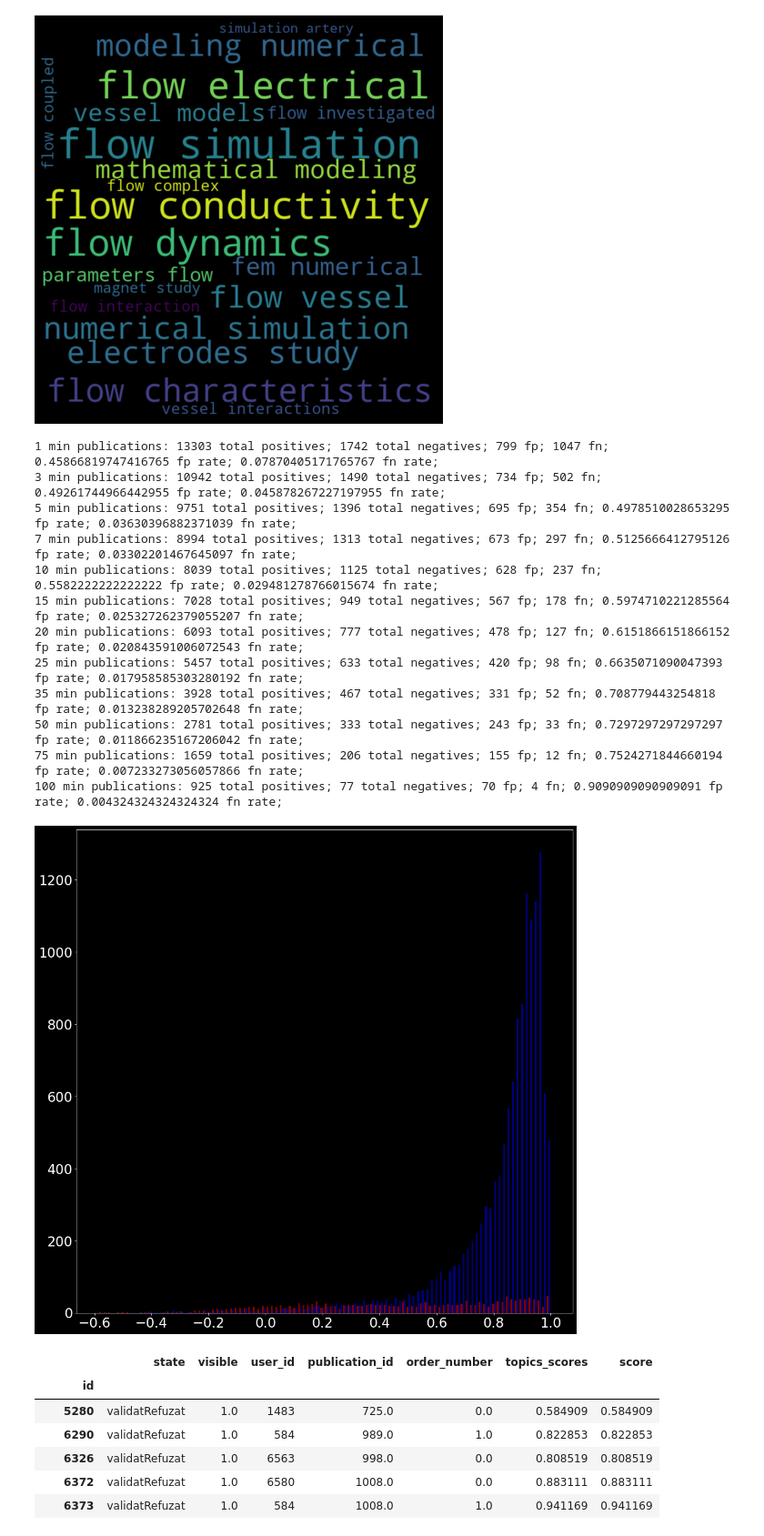
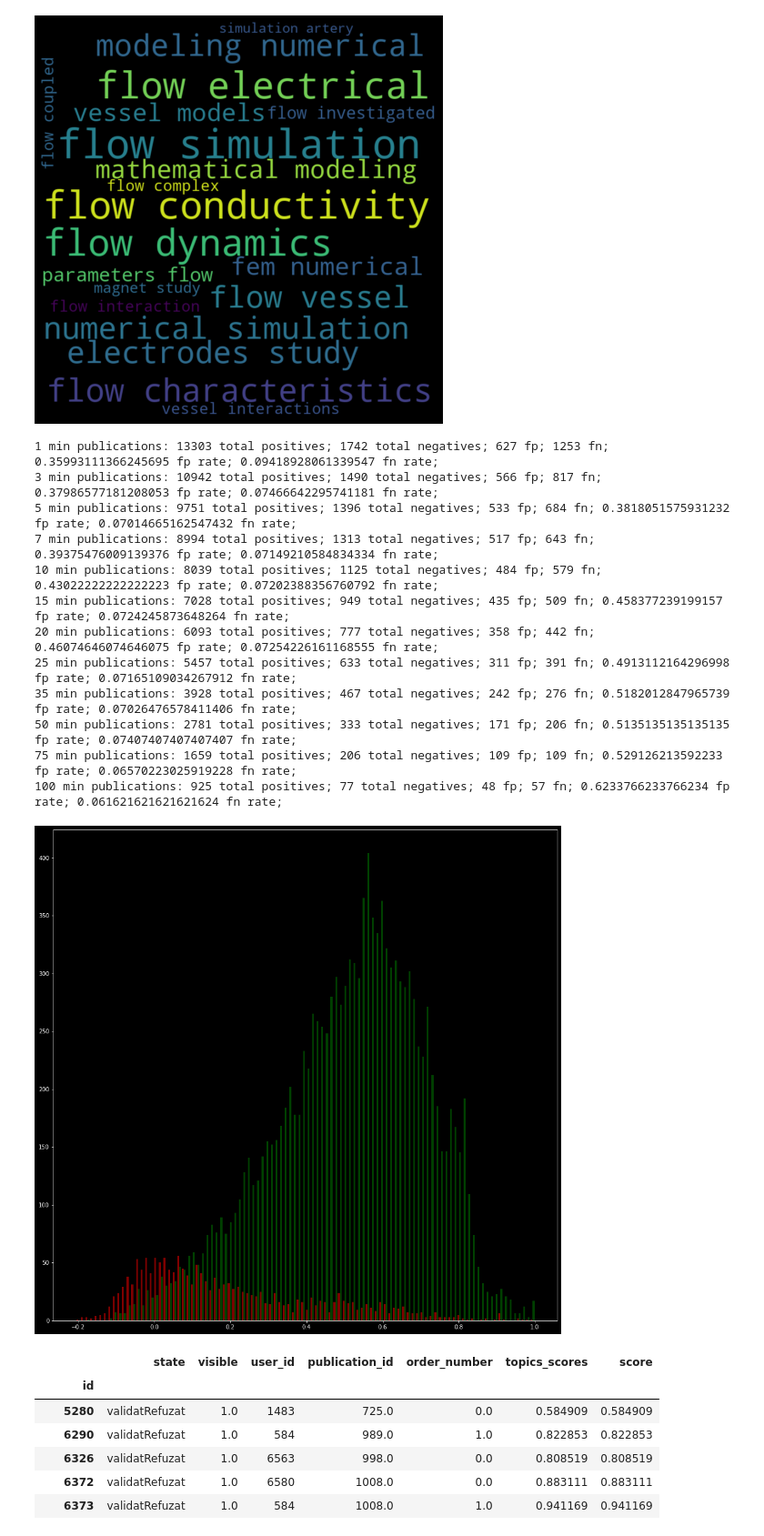
Before and after one commit to zdavid112z/AnomalyDetectionOnScientificPublications, a Jupyter notebook: final.ipynb, the cells around one changed output. Shown at 91% size. Cells and saved outputs as stored; diff of their text form; code cells hidden in the pictures.

```diff
--- a/final.ipynb
+++ b/final.ipynb
@@ -31,14 +31,17 @@ import user_profile
 import preprocess_bert
 import train_bert
 
+import logging
 from pprint import pprint
 import pandas as pd
 import numpy as np
 from tqdm.notebook import tqdm
 tqdm.pandas()
 
+logging.basicConfig(format='%(asctime)s : %(levelname)s : %(message)s', level=logging.WARN, force=True)
 plt.rc('font', size=24)
 figsize = (8, 8)
+wc_figsize = (16, 16)
 
 publications, users, authors_raw = common.load_raw_datasets()
 authors = authors_raw[authors_raw['state'] == 'validatAcceptat']
@@ -52,7 +55,7 @@ lda_visualize_test_results = True
 bert_visualize_test_results = True
 bert_visualize_results = True
 
-lda_model_cached = False
+lda_model_cached = True
 bert_model_cached = False
 
 
@@ -105,7 +117,7 @@ if not lda_model_cached:
     lda_cfg.eval_every = 1
     lda_cfg.no_below = 20
     lda_cfg.no_above = 0.5
-    lda_cfg.metric = 'cos_max'
+    lda_cfg.metric = 'cos'
     lda_cfg.fpr_samples_from = 0
     lda_cfg.fpr_samples_to = 1
     lda_cfg.fpr_samples_count = 1000
@@ -114,7 +126,7 @@ if not lda_model_cached:
         authors_negative_cv_lda, users_features_lda, result = \
         train_lda.train_and_evaluate_lda(publications_train, publications_cv, authors_train,
                                          authors_cv, authors_negative_cv, users, lda_cfg,
-                                         debug_logging=False, save_model=True,
+                                         debug_logging=True, save_model=True,
                                          random_negative_examples=True, plot=True)
     pprint(result)
     common.save_dataframe(publications_train_lda, "publications_train_lda")
@@ -234,17 +224,21 @@ if not bert_model_cached:
     bert_conf = train_bert.BERTConfig()
     bert_conf.embedding_model = "all-MiniLM-L6-v2"
     bert_conf.device = "cuda"
-    bert_conf.pca_num_components = 12
+    bert_conf.n_components = 12
     bert_conf.batch_size = 32
     bert_conf.fpr_samples_from = 0
     bert_conf.fpr_samples_to = 1
     bert_conf.fpr_samples_count = 100
     bert_conf.normalize_features = False
-    bert_conf.metric = "cos_max"
+    bert_conf.metric = "cosine"
+    bert_conf.umap_metric = "cosine"
     bert_conf.reducer = "none"
     bert_conf.use_scaler = False
     bert_conf.umap_min_dist = 0
     bert_conf.umap_n_neighbors = 10
+    bert_conf.clustering_algorithm = "kmeans"
+    bert_conf.n_clusters = 10
+    bert_conf.random_state = 1
 
     bert, publications_bert_train, publications_bert_cv, authors_bert_cv,\
         authors_negative_bert_cv, users_features_bert, performance_report = \
@@ -297,3 +291,21 @@ map directly to c-types [inferred_type->mixed,key->block1_values] [items->Index(
       dtype='object')]
 
   df.to_hdf(f'{name}.hdf', key='df', mode='w')
+# %%
+%reload train_bert
+import train_bert
+
+if bert_visualize_results:
+    try:
+        word_embeddings
+        words
+    except NameError:
+        word_embeddings = None
+        words = None
+
+    coherence, word_embeddings, words = \
+        train_bert.get_coherence(
+            bert, publications_bert_train_abstracts=publications_bert_train['abstract_text_clean'],
+            word_embeddings=word_embeddings, words=words, coherence="c_npmi",
+            plot=True, figsize=wc_figsize, top_words=20)
+    print(f"Coherence = {coherence}")
@@ -438,47 +469,47 @@ for min_num_publications in [1, 3, 5, 7, 10, 15, 20, 25, 35, 50, 75, 100]:
     users_features_bert['num_publications'] = users_features_bert['publication_ids'].apply(len)
     users_features_bert['num_publications'].describe()
 
     users_features_bert_many_publications = users_features_bert[\
         users_features_bert['num_publications'] >= min_num_publications]
 
     authors_negative_bert_cv_many_publications = authors_negative_bert_cv[\
         authors_negative_bert_cv['user_id'].apply(\
             lambda user_id: user_id in users_features_bert_many_publications.index)]
     authors_bert_cv_many_publications = authors_bert_cv[\
         authors_bert_cv['user_id'].apply(\
             lambda user_id: user_id in users_features_bert_many_publications.index)]
 
     false_positives_many_publications = false_positives[\
         false_positives['user_id'].apply(lambda user_id: user_id in users_features_bert_many_publications.index)]
     false_negatives_many_publications = false_negatives[\
         false_negatives['user_id'].apply(lambda user_id: user_id in users_features_bert_many_publications.index)]
 
     print(f"{min_num_publications} min publications: "+
           f"{len(authors_bert_cv_many_publications)} total positives; "+
           f"{len(authors_negative_bert_cv_many_publications)} total negatives; "+
           f"{len(false_positives_many_publications)} fp; "+
           f"{len(false_negatives_many_publications)} fn; "+
           f"{len(false_positives_many_publications)/len(authors_negative_bert_cv_many_publications)} fp rate; "+
           f"{len(false_negatives_many_publications)/len(authors_bert_cv_many_publications)} fn rate; ")
 
 plt.figure(figsize=(16, 16))
 plt.hist([authors_negative_bert_cv['score'], authors_bert_cv['score']],
-             color=['r','b'], alpha=0.5, bins=100)
+             color=['r','g'], alpha=0.5, bins=100)
 pass
 # %% [output]
-1 min publications: 13303 total positives; 1742 total negatives; 799 fp; 1047 fn; 0.45866819747416765 fp rate; 0.07870405171765767 fn rate;
-3 min publications: 10942 total positives; 1490 total negatives; 734 fp; 502 fn; 0.49261744966442955 fp rate; 0.045878267227197955 fn rate;
-5 min publications: 9751 total positives; 1396 total negatives; 695 fp; 354 fn; 0.4978510028653295 fp rate; 0.03630396882371039 fn rate;
-7 min publications: 8994 total positives; 1313 total negatives; 673 fp; 297 fn; 0.5125666412795126 fp rate; 0.03302201467645097 fn rate;
-10 min publications: 8039 total positives; 1125 total negatives; 628 fp; 237 fn; 0.5582222222222222 fp rate; 0.029481278766015674 fn rate;
-15 min publications: 7028 total positives; 949 total negatives; 567 fp; 178 fn; 0.5974710221285564 fp rate; 0.025327262379055207 fn rate;
-20 min publications: 6093 total positives; 777 total negatives; 478 fp; 127 fn; 0.6151866151866152 fp rate; 0.020843591006072543 fn rate;
-25 min publications: 5457 total positives; 633 total negatives; 420 fp; 98 fn; 0.6635071090047393 fp rate; 0.017958585303280192 fn rate;
-35 min publications: 3928 total positives; 467 total negatives; 331 fp; 52 fn; 0.708779443254818 fp rate; 0.013238289205702648 fn rate;
-50 min publications: 2781 total positives; 333 total negatives; 243 fp; 33 fn; 0.7297297297297297 fp rate; 0.011866235167206042 fn rate;
-75 min publications: 1659 total positives; 206 total negatives; 155 fp; 12 fn; 0.7524271844660194 fp rate; 0.007233273056057866 fn rate;
-100 min publications: 925 total positives; 77 total negatives; 70 fp; 4 fn; 0.9090909090909091 fp rate; 0.004324324324324324 fn rate;
+1 min publications: 13303 total positives; 1742 total negatives; 627 fp; 1253 fn; 0.35993111366245695 fp rate; 0.09418928061339547 fn rate;
+3 min publications: 10942 total positives; 1490 total negatives; 566 fp; 817 fn; 0.37986577181208053 fp rate; 0.07466642295741181 fn rate;
+5 min publications: 9751 total positives; 1396 total negatives; 533 fp; 684 fn; 0.3818051575931232 fp rate; 0.07014665162547432 fn rate;
+7 min publications: 8994 total positives; 1313 total negatives; 517 fp; 643 fn; 0.39375476009139376 fp rate; 0.07149210584834334 fn rate;
+10 min publications: 8039 total positives; 1125 total negatives; 484 fp; 579 fn; 0.43022222222222223 fp rate; 0.07202388356760792 fn rate;
+15 min publications: 7028 total positives; 949 total negatives; 435 fp; 509 fn; 0.458377239199157 fp rate; 0.0724245873648264 fn rate;
+20 min publications: 6093 total positives; 777 total negatives; 358 fp; 442 fn; 0.46074646074646075 fp rate; 0.07254226161168555 fn rate;
+25 min publications: 5457 total positives; 633 total negatives; 311 fp; 391 fn; 0.4913112164296998 fp rate; 0.07165109034267912 fn rate;
+35 min publications: 3928 total positives; 467 total negatives; 242 fp; 276 fn; 0.5182012847965739 fp rate; 0.07026476578411406 fn rate;
+50 min publications: 2781 total positives; 333 total negatives; 171 fp; 206 fn; 0.5135135135135135 fp rate; 0.07407407407407407 fn rate;
+75 min publications: 1659 total positives; 206 total negatives; 109 fp; 109 fn; 0.529126213592233 fp rate; 0.06570223025919228 fn rate;
+100 min publications: 925 total positives; 77 total negatives; 48 fp; 57 fn; 0.6233766233766234 fp rate; 0.061621621621621624 fn rate;
-[figure, old version]
+[figure, new version]
 # %%
 authors_negative_bert_cv
 # %% [output]
```
Also changed, not shown: parts of 32 cells of this notebook, 5 other files.
